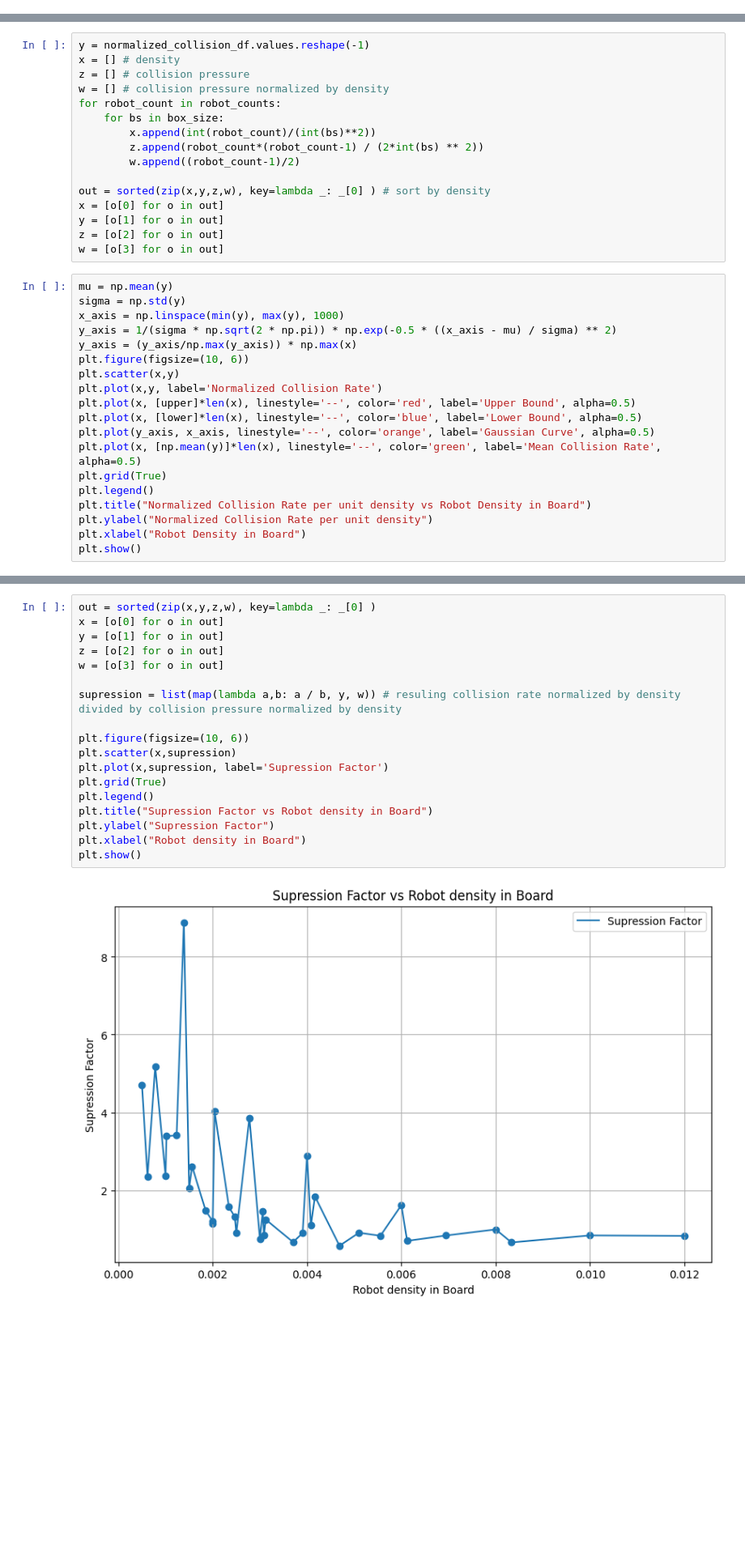
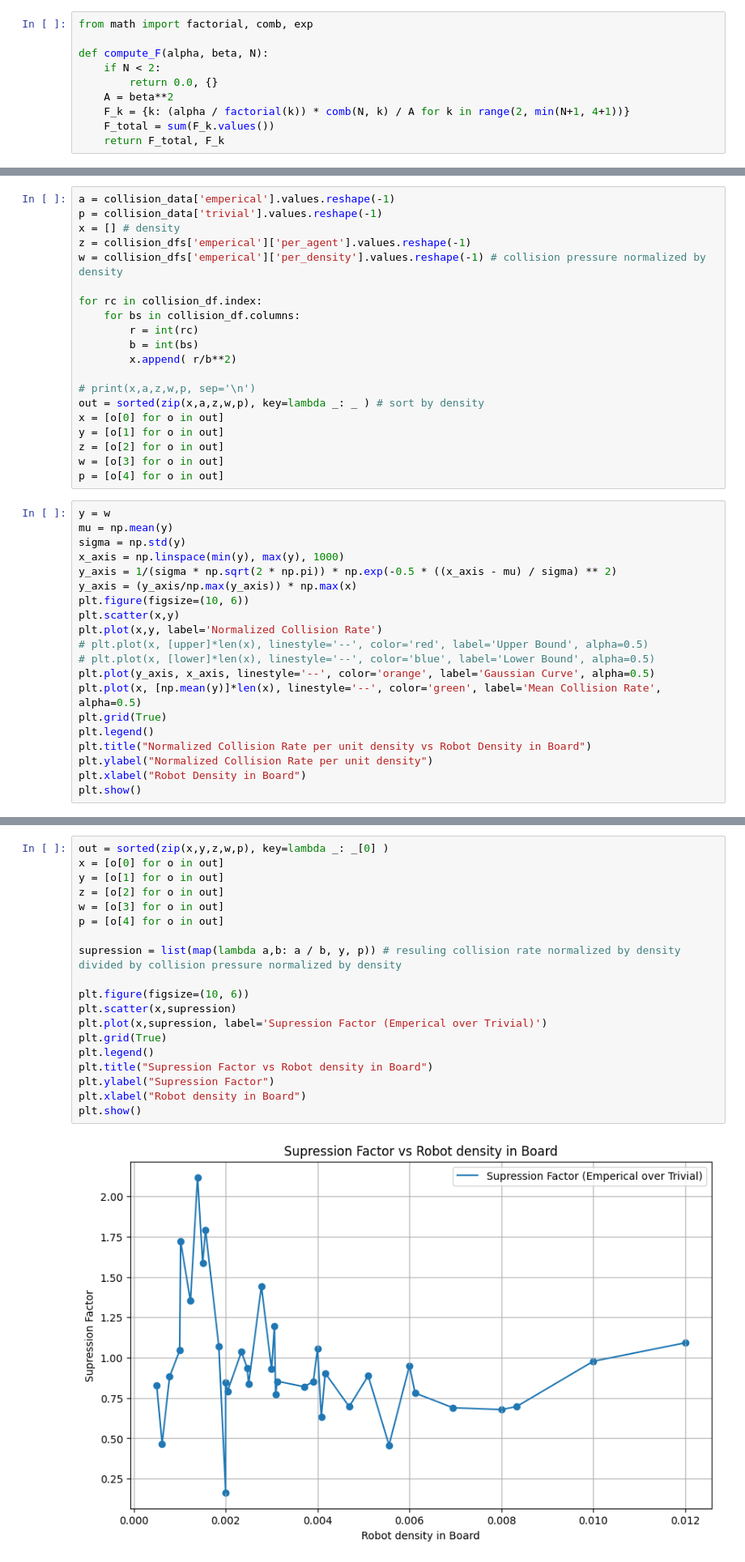
Before and after one commit to Death-Raider/Personal_Projects, a Jupyter notebook: GoalChasing_QLearning/output_processing.ipynb, the cells around one changed output, grey strips where cells are left out. Shown at 81% size. Saved outputs shown, nothing was run; the diff lists cells and outputs as text; blank space fills up the shorter version.

Commit message:
updated with action overrides and better computation model for supression

```diff
--- a/GoalChasing_QLearning/output_processing.ipynb
+++ b/GoalChasing_QLearning/output_processing.ipynb
@@ -198,0 +190,10 @@ normalized_collision_df
+# %%
+from math import factorial, comb, exp
+
+def compute_F(alpha, beta, N):
+    if N < 2:
+        return 0.0, {}
+    A = beta**2
+    F_k = {k: (alpha / factorial(k)) * comb(N, k) / A for k in range(2, min(N+1, 4+1))}
+    F_total = sum(F_k.values())
+    return F_total, F_k
@@ -199,20 +271,25 @@ normalized_collision_df
 # %%
-y = normalized_collision_df.values.reshape(-1)
+a = collision_data['emperical'].values.reshape(-1)
+p = collision_data['trivial'].values.reshape(-1)
 x = [] # density
-z = [] # collision pressure
-w = [] # collision pressure normalized by density
-for robot_count in robot_counts:
-    for bs in box_size:
-        x.append(int(robot_count)/(int(bs)**2))
-        z.append(robot_count*(robot_count-1) / (2*int(bs) ** 2))
-        w.append((robot_count-1)/2)
+z = collision_dfs['emperical']['per_agent'].values.reshape(-1)
+w = collision_dfs['emperical']['per_density'].values.reshape(-1) # collision pressure normalized by density
 
-out = sorted(zip(x,y,z,w), key=lambda _: _[0] ) # sort by density
+for rc in collision_df.index:
+    for bs in collision_df.columns:
+        r = int(rc)
+        b = int(bs)
+        x.append( r/b**2)
+
+# print(x,a,z,w,p, sep='\n')
+out = sorted(zip(x,a,z,w,p), key=lambda _: _ ) # sort by density
 x = [o[0] for o in out]
 y = [o[1] for o in out]
 z = [o[2] for o in out]
 w = [o[3] for o in out]
+p = [o[4] for o in out]
 # %%
+y = w
 mu = np.mean(y)
 sigma = np.std(y)
 x_axis = np.linspace(min(y), max(y), 1000)
@@ -221,8 +298,8 @@ y_axis = (y_axis/np.max(y_axis)) * np.max(x)
 plt.figure(figsize=(10, 6))
 plt.scatter(x,y)
 plt.plot(x,y, label='Normalized Collision Rate')
-plt.plot(x, [upper]*len(x), linestyle='--', color='red', label='Upper Bound', alpha=0.5)
-plt.plot(x, [lower]*len(x), linestyle='--', color='blue', label='Lower Bound', alpha=0.5)
+# plt.plot(x, [upper]*len(x), linestyle='--', color='red', label='Upper Bound', alpha=0.5)
+# plt.plot(x, [lower]*len(x), linestyle='--', color='blue', label='Lower Bound', alpha=0.5)
 plt.plot(y_axis, x_axis, linestyle='--', color='orange', label='Gaussian Curve', alpha=0.5)
 plt.plot(x, [np.mean(y)]*len(x), linestyle='--', color='green', label='Mean Collision Rate', alpha=0.5)
 plt.grid(True)
@@ -248,23 +330,24 @@ plt.show()
 # %%
-out = sorted(zip(x,y,z,w), key=lambda _: _[0] )
+out = sorted(zip(x,y,z,w,p), key=lambda _: _[0] )
 x = [o[0] for o in out]
 y = [o[1] for o in out]
 z = [o[2] for o in out]
 w = [o[3] for o in out]
+p = [o[4] for o in out]
 
-supression = list(map(lambda a,b: a / b, y, w)) # resuling collision rate normalized by density divided by collision pressure normalized by density
+supression = list(map(lambda a,b: a / b, y, p)) # resuling collision rate normalized by density divided by collision pressure normalized by density
 
 plt.figure(figsize=(10, 6))
 plt.scatter(x,supression)
-plt.plot(x,supression, label='Supression Factor')
+plt.plot(x,supression, label='Supression Factor (Emperical over Trivial)')
 plt.grid(True)
 plt.legend()
 plt.title("Supression Factor vs Robot density in Board")
 plt.ylabel("Supression Factor")
 plt.xlabel("Robot density in Board")
 plt.show()
 # %% [output]
-[figure, old version]
+[figure, new version]
 # %%
 print(supression)
 # %% [output]
```
Also changed, not shown: parts of 20 cells of this notebook, 7 other files.
